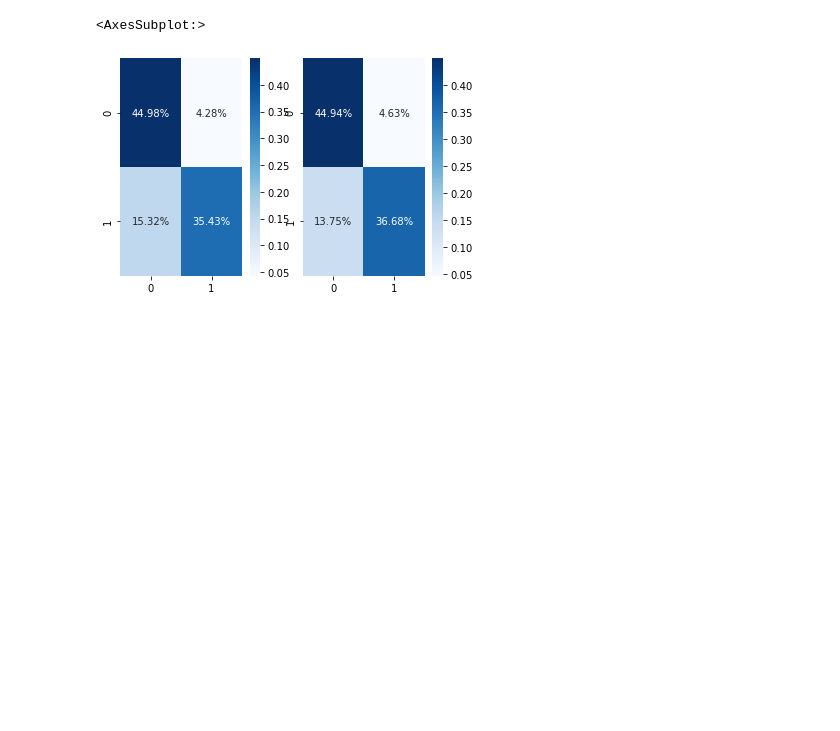
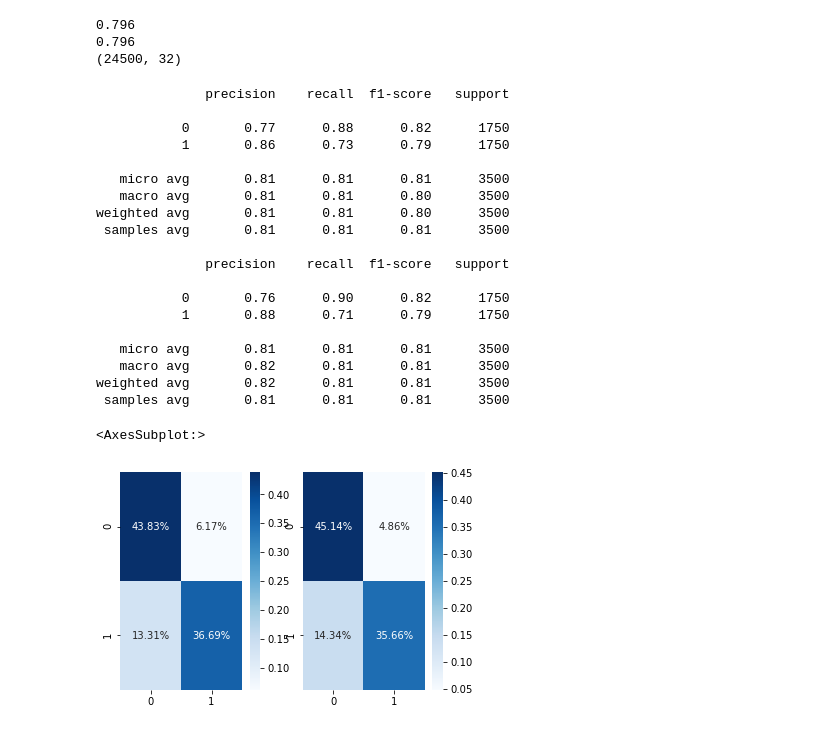
Before and after one commit to siho0201/labcode, a Jupyter notebook: knn_cnn.ipynb, the cells around one changed output. Saved outputs shown, nothing was run; the diff lists cells and outputs as text; code cells hidden in the pictures; blank space fills up the shorter version.

```diff
--- a/knn_cnn.ipynb
+++ b/knn_cnn.ipynb
@@ -84,7 +85,6 @@ model.add(layers.Conv2D(32, (3, 3), activation='relu'))
 model.add(Dropout(0.25))
 model.add(layers.Flatten())
 model.add(layers.Dense(32, activation='relu'))
-model.add(Dropout(0.25))
 model.add(layers.Dense(2, activation='softmax'))
 
 model.summary()
@@ -111,5 +111,5 @@ adam = keras.optimizers.Adam(lr=0.001)
 es = [EarlyStopping(monitor ='val_loss',mode='min',patience =20), ModelCheckpoint(filepath='best_model.h5',monitor='val_loss',save_best_only=True)]
 
 model.compile(optimizer=adam,loss='categorical_crossentropy',metrics=['accuracy'])
-hist = model.fit(train_generator, epochs=20, batch_size=128, validation_data= validation_generator ,callbacks=[es])
+hist = model.fit(X_train, y_train, epochs=10, batch_size=64, validation_data=(X_val, y_val),callbacks=[es])
 # %% [output]
@@ -155,14 +158,8 @@ import seaborn as sns
 from tensorflow.keras import backend as K
 from sklearn.neighbors import KNeighborsClassifier
 from sklearn.metrics import classification_report, confusion_matrix
+import sklearn
 
-X_test = []
-y_test = []
-
-for X,y in train_generator:
-    X_test.append(X)
-    y_test.append(y)
-#cnn evaluation_process
 loss_and_metrics = model.evaluate(X_test, y_test, batch_size=64)
 y_pred = model.predict(X_test)
 y_pred = np.ceil(y_pred-0.5)
@@ -171,7 +168,14 @@ cf_matrix = confusion_matrix(y_test.argmax(axis=1), y_pred.argmax(axis=1))
 #knn evaluation_process
 layerIndex = 8
 func = K.function([model.get_layer(index=0).input], model.get_layer(index=layerIndex).output)
-layerOutput = func([X])  # input_data is a numpy array
+X_train2 = func([X_train])  # input_data is a numpy array
+X_test2 = func([X_test])  # input_data is a numpy array
+X_val2 = func([X_val])
 
-X_train2,X_test2,y_train2,y_test2 = train_test_split(layerOutput, y_test ,test_size=0.3,random_state=1004)
+X_train2 =sklearn.preprocessing.normalize(X_train2, norm='l2', axis=1, copy=True, return_norm=False)
+X_test2 =sklearn.preprocessing.normalize(X_test2, norm='l2', axis=1, copy=True, return_norm=False)
+X_val2 = sklearn.preprocessing.normalize(X_val2, norm='l2', axis=1, copy=True, return_norm=False)
+
+X_train2 = np.concatenate([X_train2, X_val2])
+y_train2 = np.concatenate([y_train, y_val])
 # %% [output]
@@ -210,7 +183,49 @@ weighted avg       0.83      0.82      0.81      8400
+# %%
+from sklearn.metrics import accuracy_score
+classifier = KNeighborsClassifier(n_neighbors=1000)
+classifier.fit(X_train2, y_train2)
+
+y_pred2 = classifier.predict(X_test2)
+y_pred2 = np.ceil(y_pred2-0.5)
+
+acc_cnn = accuracy_score(y_test,y_pred)
+acc_knn= accuracy_score(y_test,y_pred2)
+
+print(acc_cnn)
+print(acc_knn)
+print(X_train2.shape)
+# %% [output]
+0.796
+0.796
+(24500, 32)
 # %%
+cf_matrix2 = confusion_matrix(y_test.argmax(axis=1), y_pred2.argmax(axis=1))
+
+print(classification_report(y_test, y_pred))
+print(classification_report(y_test, y_pred2))
+
 fig, ax = plt.subplots(1,2)
 sns.heatmap(cf_matrix/np.sum(cf_matrix), annot=True, fmt = '.2%', cmap='Blues' ,ax=ax[0])
 sns.heatmap(cf_matrix2/np.sum(cf_matrix2), annot=True, fmt = '.2%', cmap='Blues',ax=ax[1])
 # %% [output]
-<AxesSubplot:>
+              precision    recall  f1-score   support
+
+           0       0.77      0.88      0.82      1750
+           1       0.86      0.73      0.79      1750
+
+   micro avg       0.81      0.81      0.81      3500
+   macro avg       0.81      0.81      0.80      3500
+weighted avg       0.81      0.81      0.80      3500
+ samples avg       0.81      0.81      0.81      3500
+
+              precision    recall  f1-score   support
+
+           0       0.76      0.90      0.82      1750
+           1       0.88      0.71      0.79      1750
+
+   micro avg       0.81      0.81      0.81      3500
+   macro avg       0.82      0.81      0.81      3500
+weighted avg       0.82      0.81      0.81      3500
+ samples avg       0.81      0.81      0.81      3500
+<AxesSubplot:>
-[figure, old version]
+[figure, new version]
```
Also changed, not shown: parts of 9 cells of this notebook, 6 other files.
